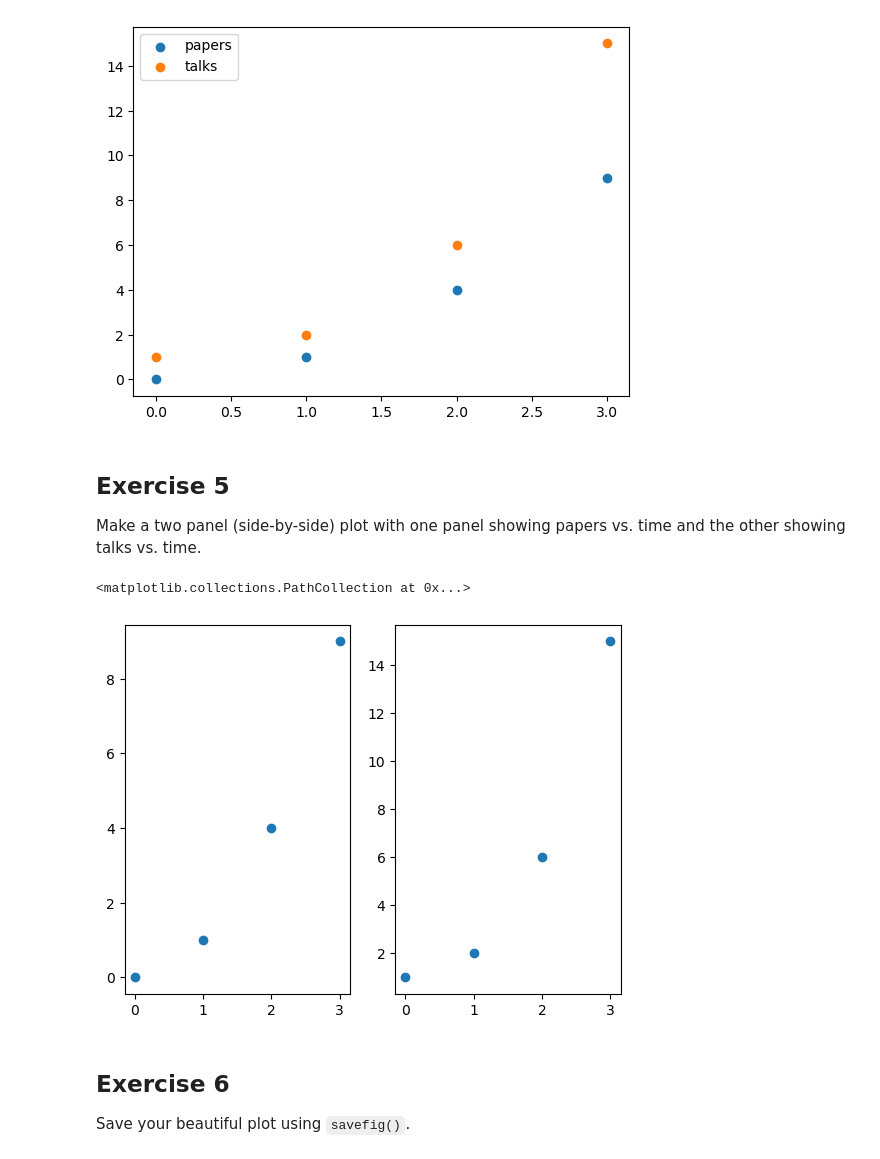
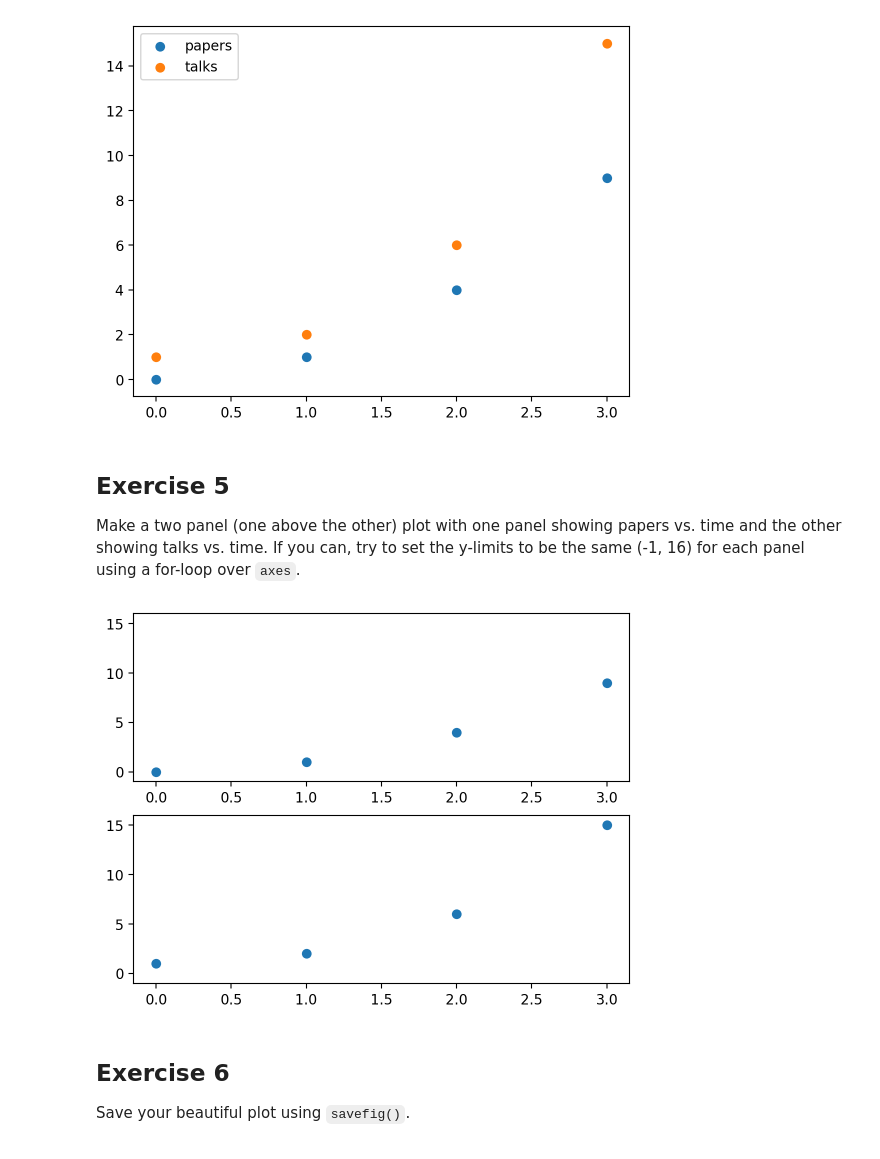
Before and after one commit to astropgh/python-boot-camp-2024, a Jupyter notebook: notebooks/02-Matplotlib/matplotlib_solutions.ipynb, the cells around one changed output. Cells and saved outputs as stored; diff of their text form; code cells hidden in the pictures.

Commit message:
minor updates to matplotlib notebooks

```diff
--- a/notebooks/02-Matplotlib/matplotlib_solutions.ipynb
+++ b/notebooks/02-Matplotlib/matplotlib_solutions.ipynb
@@ -157,17 +154,19 @@ ax.legend()
 # %% [markdown]
 ## Exercise 5
 
-Make a two panel (side-by-side) plot with one panel showing papers vs. time and the other showing talks vs. time.
+Make a two panel (one above the other) plot with one panel showing papers vs. time and the other showing talks vs. time.  If you can, try to set the y-limits to be the same (-1, 16) for each panel using a for-loop over `axes`.
 # %%
 ### ADD CODE HERE ###
-fig, axes = plt.subplots(ncols=2)
+fig, axes = plt.subplots(nrows=2)
 
 axes[0].scatter(time, papers)
 axes[1].scatter(time, talks)
+
+for ax in axes:
+    ax.set_ylim(-1, 16)
 ########################
 # %% [output]
-<matplotlib.collections.PathCollection at 0x...>
-[figure, old version]
+[figure, new version]
 # %% [markdown]
 ## Exercise 6
 Save your beautiful plot using `savefig()`.
```
Also changed, not shown: parts of 19 cells of this notebook, 1 other file.
